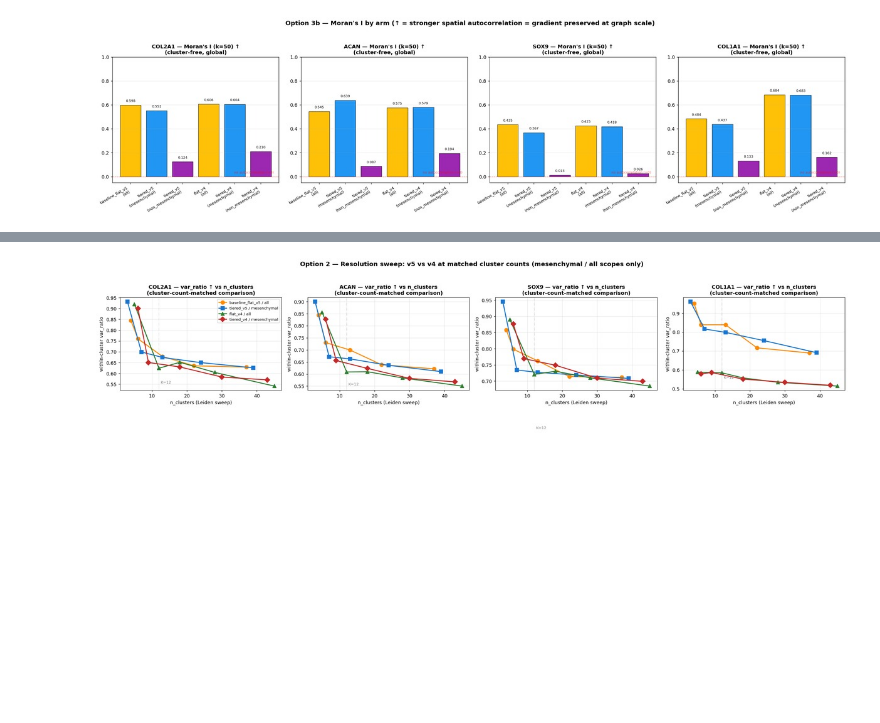
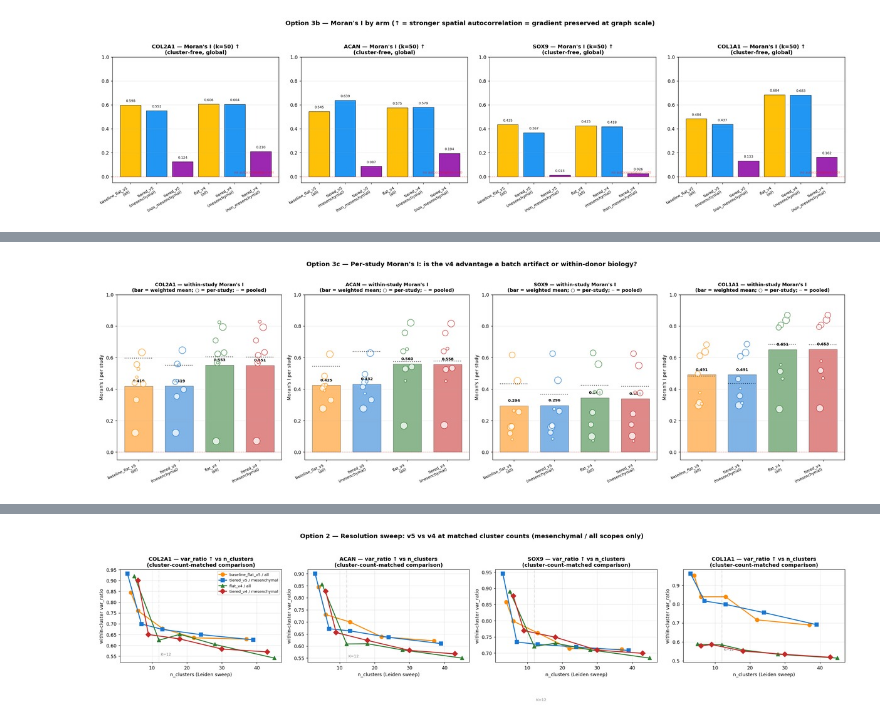
Before and after one commit to SuLab/lotz-ivd, a Jupyter notebook: notebooks/05_integration.ipynb, the cells around one changed output, grey strips where cells are left out. Saved outputs shown, nothing was run; the diff lists cells and outputs as text; code cells hidden in the pictures; blank space fills up the shorter version.

```diff
--- a/notebooks/05_integration.ipynb
+++ b/notebooks/05_integration.ipynb
@@ -605,0 +624,83 @@ render_fig(fig, dpi=130)
+# %%
+# Option 3c — Within-study Moran's I: per-study points + weighted mean
+ws_df = pd.read_csv(NP_EXP_DIR / 'continuum_within_study_morans_i.tsv', sep='\t')
+
+focus_arms_ws = [
+    ('baseline_flat_v5', 'all',         '#FFC107'),
+    ('tiered_v5',        'mesenchymal', '#2196F3'),
+    ('flat_v4',          'all',         '#FFA726'),
+    ('tiered_v4',        'mesenchymal', '#1E88E5'),
+]
+# Use the same category colors as earlier but with v5/v4 in distinct hues
+arm_colors_ws = {
+    ('baseline_flat_v5', 'all'):         '#FF8A00',
+    ('tiered_v5',        'mesenchymal'): '#1976D2',
+    ('flat_v4',          'all'):         '#2E7D32',
+    ('tiered_v4',        'mesenchymal'): '#C62828',
+}
+arm_order = list(arm_colors_ws.keys())
+pooled_refs = {  # from §5c Moran's I TSV for overlay
+    ('baseline_flat_v5', 'all'):         {'COL2A1':0.598,'ACAN':0.545,'SOX9':0.435,'COL1A1':0.484},
+    ('tiered_v5',        'mesenchymal'): {'COL2A1':0.552,'ACAN':0.639,'SOX9':0.367,'COL1A1':0.437},
+    ('flat_v4',          'all'):         {'COL2A1':0.606,'ACAN':0.575,'SOX9':0.425,'COL1A1':0.684},
+    ('tiered_v4',        'mesenchymal'): {'COL2A1':0.604,'ACAN':0.579,'SOX9':0.418,'COL1A1':0.683},
+}
+
+fig, axes = plt.subplots(1, 4, figsize=(22, 6.5))
+for ax, gene in zip(axes, markers):
+    x_pos_ws = np.arange(len(arm_order))
+    for xi, key in enumerate(arm_order):
+        run, scope = key
+        sub = ws_df[(ws_df.run == run) & (ws_df.scope == scope) & (ws_df.gene == gene)]
+        if sub.empty:
+            continue
+        # Weighted mean bar
+        w_mean = (sub['morans_i'] * sub['n_cells_study']).sum() / sub['n_cells_study'].sum()
+        ax.bar(xi, w_mean, color=arm_colors_ws[key], alpha=0.55,
+               edgecolor='black', linewidth=0.6, width=0.7)
+        ax.text(xi, w_mean + 0.02, f'{w_mean:.3f}', ha='center', va='bottom',
+                fontsize=8, fontweight='bold')
+        # Per-study points (sized by n_cells)
+        for _, row in sub.iterrows():
+            size = max(25, min(250, row['n_cells_study'] / 250))
+            ax.scatter(xi + np.random.RandomState(hash(row['study']) & 0xffff).uniform(-0.12, 0.12),
+                       row['morans_i'], s=size, alpha=0.75,
+                       color='white', edgecolor=arm_colors_ws[key], linewidth=1.2, zorder=3)
+        # Pooled reference line
+        pool_v = pooled_refs[key][gene]
+        ax.plot([xi - 0.35, xi + 0.35], [pool_v, pool_v],
+                color='black', linestyle=':', linewidth=1.5, alpha=0.7, zorder=4)
+
+    ax.set_xticks(x_pos_ws)
+    ax.set_xticklabels([f'{r}\n({s})' for r, s in arm_order],
+                       rotation=25, ha='right', fontsize=8)
+    ax.axhline(0, color='red', linestyle='--', linewidth=0.7, alpha=0.4)
+    ax.set_ylim(-0.05, 1.0)
+    ax.grid(axis='y', alpha=0.25)
+    ax.set_ylabel("Moran's I per study")
+    ax.set_title(f"{gene} — within-study Moran's I\n(bar = weighted mean; "
+                 "○ = per-study; ┄ = pooled)",
+                 fontsize=10, fontweight='bold')
+
+fig.suptitle("Option 3c — Per-study Moran's I: is the v4 advantage a batch "
+             "artifact or within-donor biology?",
+             fontsize=13, fontweight='bold', y=1.02)
+fig.tight_layout()
+render_fig(fig, dpi=130)
+
+# Print summary table for easy read
+print("\nWithin-study Moran's I (weighted by study cell count):\n")
+for gene in markers:
+    print(f"  {gene}:")
+    for key in arm_order:
+        run, scope = key
+        sub = ws_df[(ws_df.run == run) & (ws_df.scope == scope) & (ws_df.gene == gene)]
+        if sub.empty:
+            continue
+        w = (sub['morans_i'] * sub['n_cells_study']).sum() / sub['n_cells_study'].sum()
+        p = pooled_refs[key][gene]
+        delta = p - w
+        print(f"    {run:20s}/{scope:12s}  within={w:.3f}  pooled={p:.3f}  "
+              f"Δ(pool−within)={delta:+.3f}")
+# %% [output]
+[figure, added]
```
Also changed, not shown: parts of 3 cells of this notebook, 1 other file.
